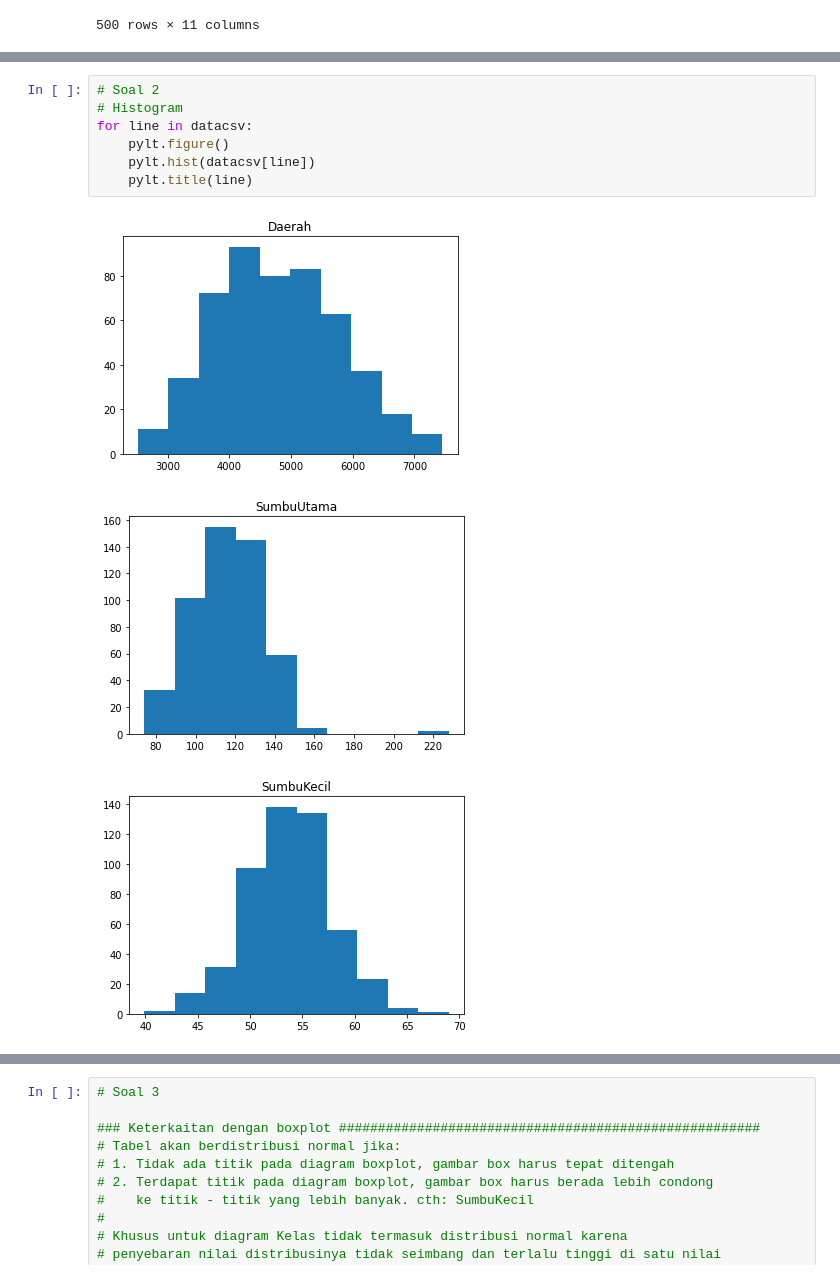
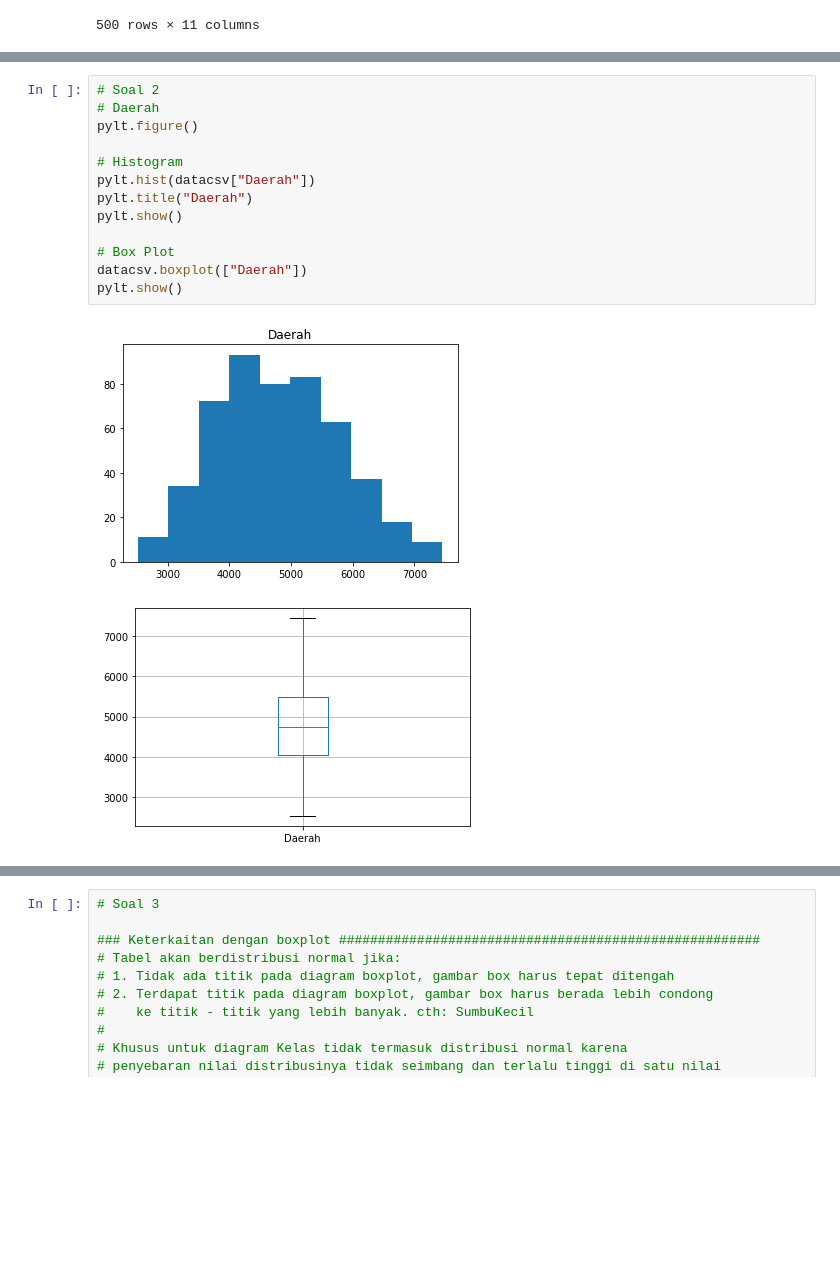
Before and after one commit to benidictusgalihmp/IF2220-Tubes1-Hipotesis, a Jupyter notebook: main.ipynb, the cells around one changed output, grey strips where cells are left out. Drawn from its saved outputs; the diff is of its cells as text; blank space fills up the shorter version.

```diff
--- a/main.ipynb
+++ b/main.ipynb
@@ -61,12 +61,17 @@ data
 | Kelas | 500.0 | 1.502000 | 0.500497 | 1.000000 | 1.000000 | 2.000000 | 2.000000 | 2.000000 | 2.000000 | 2.000000 | 2.504970e-01 | ... |
 # %%
 # Soal 2
+# Daerah
+pylt.figure()
+
 # Histogram
-for line in datacsv:
-    pylt.figure()
-    pylt.hist(datacsv[line])
-    pylt.title(line)
+pylt.hist(datacsv["Daerah"])
+pylt.title("Daerah")
+pylt.show()
+
+# Box Plot
+datacsv.boxplot(["Daerah"])
+pylt.show()
 # %% [output]
 [figure]
-[figure, old version]
+[figure, new version]
-[figure, removed]
```
Also changed, not shown: parts of 25 cells of this notebook.
